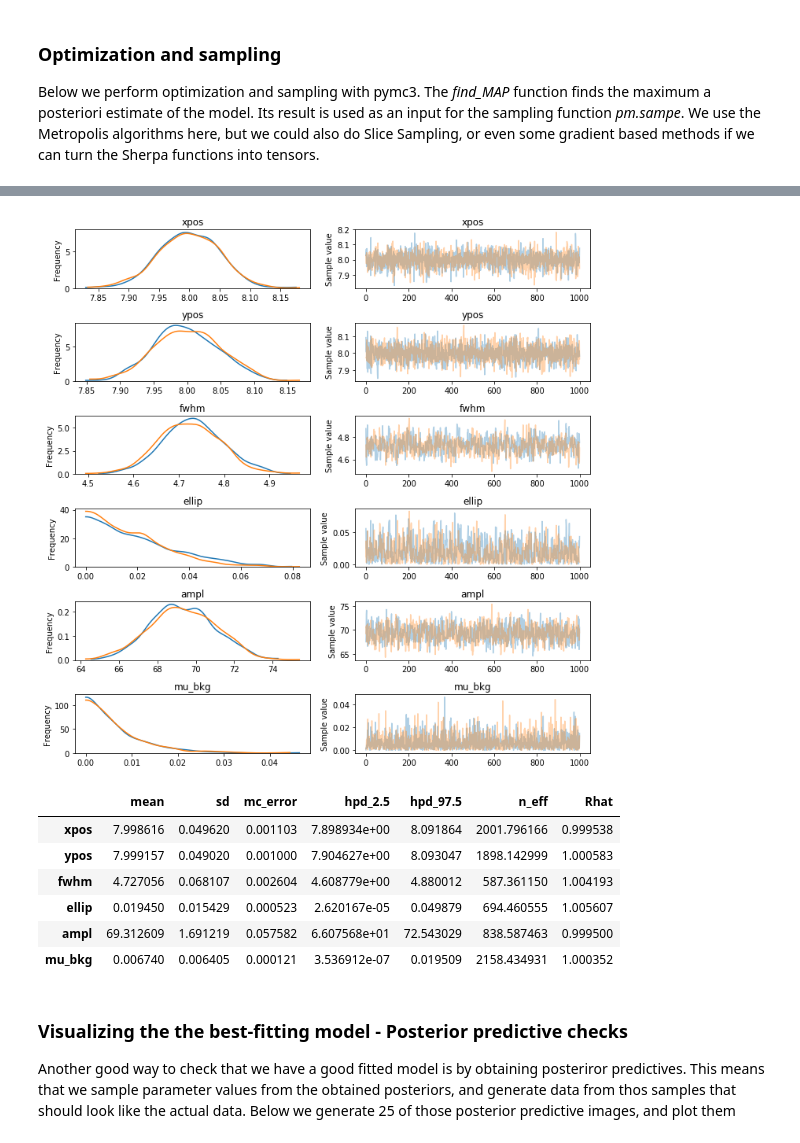
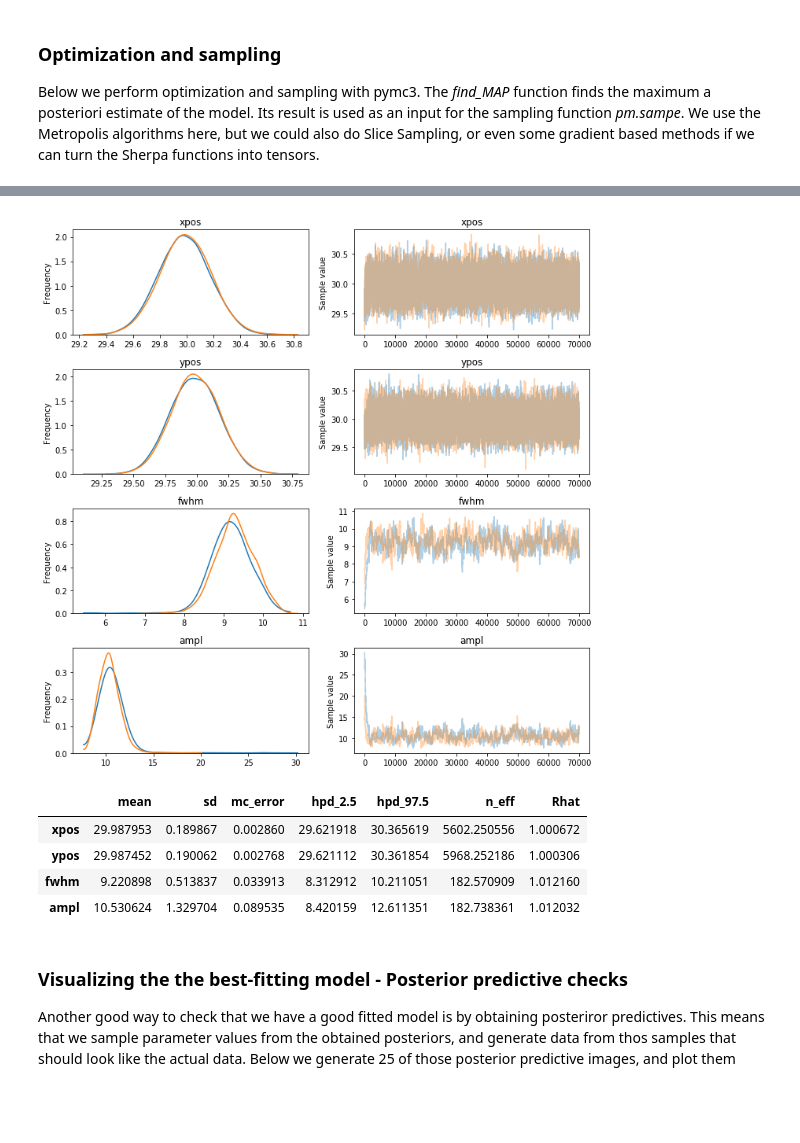
Before and after one commit to juramaga/sherpa_fitting, a Jupyter notebook: test_convolution_failed_MLE_v5.ipynb, the cells around one changed output, grey strips where cells are left out. Drawn from its saved outputs; the diff is of its cells as text; code cells hidden in the pictures; blank space fills up the shorter version.

```diff
--- a/test_convolution_failed_MLE_v5.ipynb
+++ b/test_convolution_failed_MLE_v5.ipynb
@@ -288,3 +227,7 @@ with source_model:
 # %% [markdown]
 ### Optimization and sampling
 Below we perform optimization and sampling with pymc3. The *find_MAP* function finds the maximum a posteriori estimate of the model. Its result is used as an input for the sampling function *pm.sampe*. We use the Metropolis algorithms here, but we could also do Slice Sampling, or even some gradient based methods if we can turn the Sherpa functions into tensors.
+# %%
+# We can get the MAP values
+map_estimate = pm.find_MAP(model=source_model, method='powell')
+map_estimate
@@ -291,7 +242,7 @@ Below we perform optimization and sampling with pymc3. The *find_MAP* function f
 # %%
 from scipy import optimize
 with source_model:
-    map_estimate = pm.find_MAP(fmin=scipy.optimize.fmin_powell, model=source_model)
-    step = pm.Slice()
-    trace = pm.sample(1000,step,map_estimate,chains=2,cores=2)
+    #map_estimate = pm.find_MAP(fmin=scipy.optimize.fmin_powell, model=source_model)
+    step = pm.Metropolis()
+    trace = pm.sample(70000,step,map_estimate,chains=2,cores=2)
 # %% [output]
@@ -332,11 +256,11 @@ Optimization terminated successfully.
 # %%
 # Here we plot the posteriors and the traces for each paramerters. Pymc3 runs two parallel
 # chanins, but if more cores are available, we can run as many as we like.
-fig, axs = plt.subplots(6, 2,figsize=(10,10)) # 3 RVs
+fig, axs = plt.subplots(4, 2,figsize=(10,10)) # 3 RVs
 _ = pm.traceplot(trace, ax=axs)
 #fig.savefig('traces4.pdf')
 # %% [output]
-[figure, old version]
+[figure, new version]
 # %%
 # We can get a summary of the inferred parameters, including a convergence
 # diagnostic (rhat), whihc should be as close as possible to 1. Our chains
@@ -345,12 +269,10 @@ summary = pm.stats.summary(trace)
 summary
 # %% [output]
 |  | mean | sd | mc_error | hpd_2.5 | hpd_97.5 | n_eff | Rhat |
-| xpos | 7.998616 | 0.049620 | 0.001103 | 7.898934e+00 | 8.091864 | 2001.796166 | 0.999538 |
-| ypos | 7.999157 | 0.049020 | 0.001000 | 7.904627e+00 | 8.093047 | 1898.142999 | 1.000583 |
-| fwhm | 4.727056 | 0.068107 | 0.002604 | 4.608779e+00 | 4.880012 | 587.361150 | 1.004193 |
-| ellip | 0.019450 | 0.015429 | 0.000523 | 2.620167e-05 | 0.049879 | 694.460555 | 1.005607 |
-| ampl | 69.312609 | 1.691219 | 0.057582 | 6.607568e+01 | 72.543029 | 838.587463 | 0.999500 |
-| mu_bkg | 0.006740 | 0.006405 | 0.000121 | 3.536912e-07 | 0.019509 | 2158.434931 | 1.000352 |
+| xpos | 29.987953 | 0.189867 | 0.002860 | 29.621918 | 30.365619 | 5602.250556 | 1.000672 |
+| ypos | 29.987452 | 0.190062 | 0.002768 | 29.621112 | 30.361854 | 5968.252186 | 1.000306 |
+| fwhm | 9.220898 | 0.513837 | 0.033913 | 8.312912 | 10.211051 | 182.570909 | 1.012160 |
+| ampl | 10.530624 | 1.329704 | 0.089535 | 8.420159 | 12.611351 | 182.738361 | 1.012032 |
 # %% [markdown]
 ### Visualizing the the best-fitting model - Posterior predictive checks
 Another good way to check that we have a good fitted model is by obtaining posteriror predictives. This means that we sample parameter values from the obtained posteriors, and generate data from thos samples that should look like the actual data. Below we generate 25 of those posterior predictive images, and plot them
```
Also changed, not shown: parts of 40 cells of this notebook, 2 other files.
